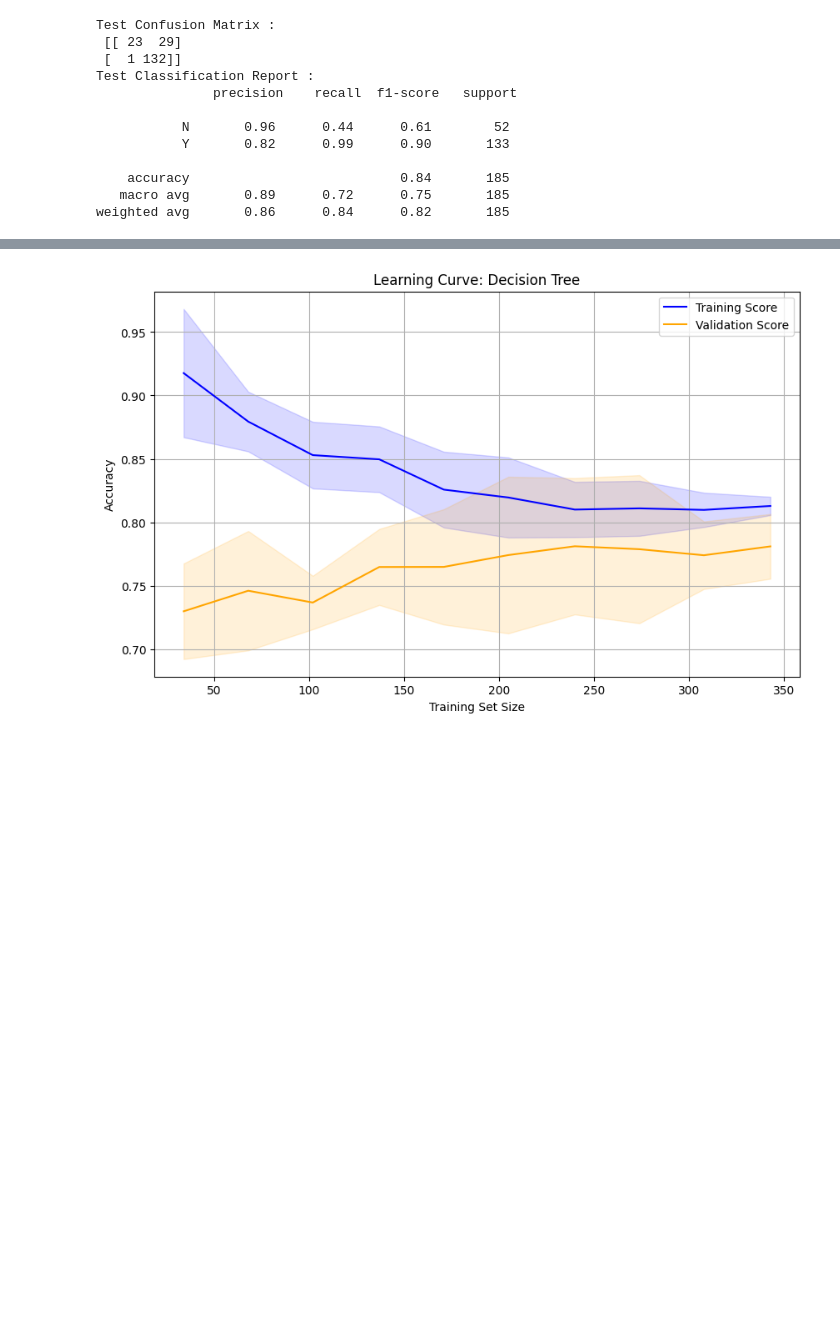
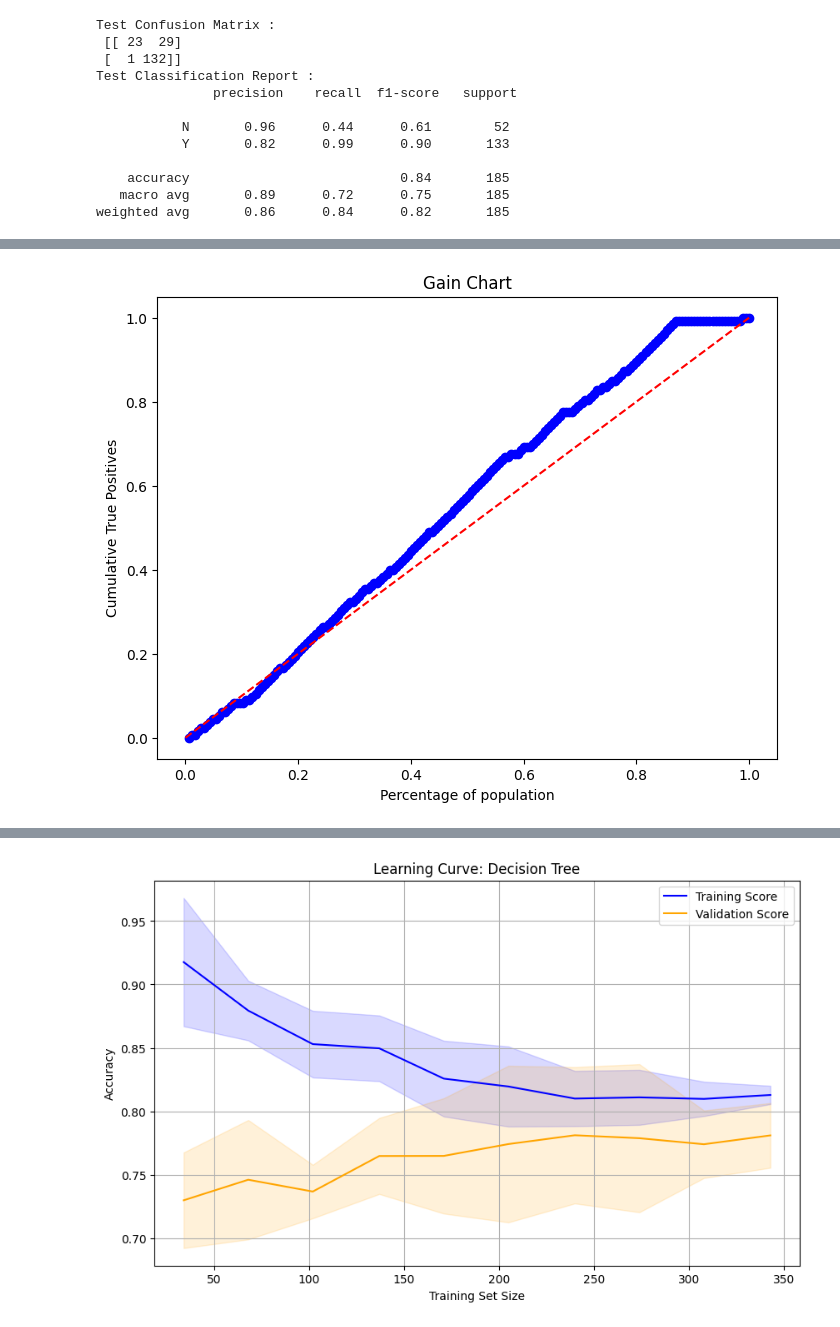
Before and after one commit to EdwinVivek/ML-hands-on-notebooks, a Jupyter notebook: Tree and Ensemble/tree_classification.ipynb, the cells around one changed output, grey strips where cells are left out. Cells and saved outputs as stored; diff of their text form; code cells hidden in the pictures; blank space fills up the shorter version.

```diff
--- a/Tree and Ensemble/tree_classification.ipynb
+++ b/Tree and Ensemble/tree_classification.ipynb
@@ -610,0 +734,10 @@ weighted avg       0.86      0.84      0.82       185
+# %%
+# Calculate gains
+y_test_mapped = y_test.map({'Y': 1, 'N': 0})
+gain_df = pd.DataFrame({'true': y_test_mapped, 'pred': predictions[:,1]})
+gain_df = gain_df.sort_values('pred', ascending=False)
+gain_df['cumulative_actual_class'] = np.cumsum(gain_df['true'])
+gain_df['cumulative'] = np.cumsum(gain_df['true']) / gain_df['true'].sum()
+gain_df['percentage'] = np.arange(start=1, stop=len(gain_df) + 1) / len(gain_df)
+gain_df['lift'] = gain_df['cumulative'] / gain_df['percentage']   #lift
+gain_df
@@ -610,0 +778,11 @@ weighted avg       0.86      0.84      0.82       185
+# %%
+# Plotting the gain chart
+plt.figure(figsize=(8, 6))
+plt.plot(gain_df['percentage'], gain_df['cumulative'], marker='o', linestyle='-', color='b')
+plt.plot([0, 1], [0, 1], color='r', linestyle='--')
+plt.title('Gain Chart')
+plt.xlabel('Percentage of population')
+plt.ylabel('Cumulative True Positives')
+plt.show()
+# %% [output]
+[figure, added]
```
Also changed, not shown: parts of 33 cells of this notebook.
